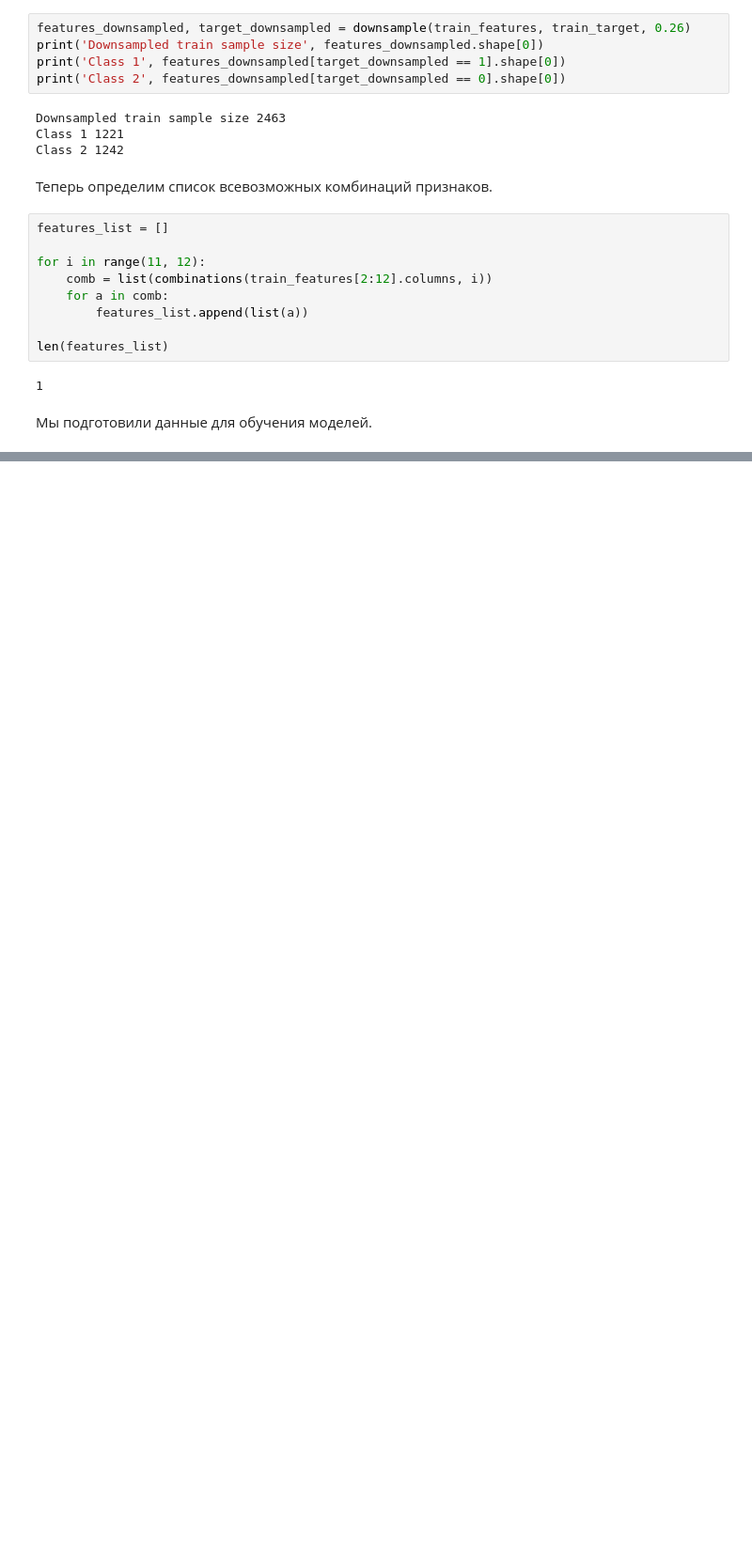
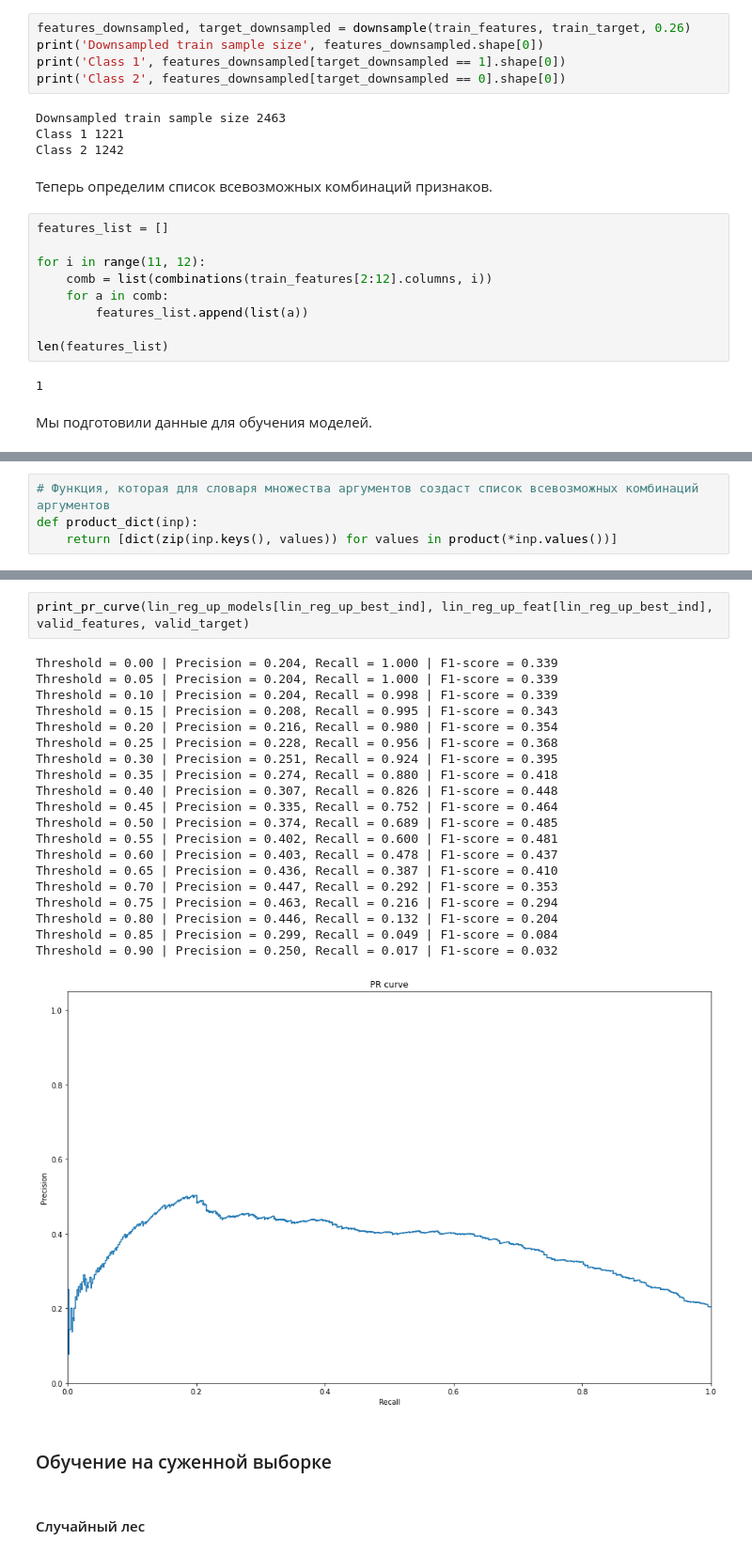
Before and after one commit to aimly/customer_outflow, a Jupyter notebook: notebook.ipynb, the cells around one changed output, grey strips where cells are left out. Shown at 94% size. Saved outputs shown, nothing was run; the diff lists cells and outputs as text; blank space fills up the shorter version.

Commit message:
building models

```diff
--- a/notebook.ipynb
+++ b/notebook.ipynb
@@ -230,0 +509,4 @@ len(features_list)
+# %%
+# Функция, которая для словаря множества аргументов создаст список всевозможных комбинаций аргументов
+def product_dict(inp):
+    return [dict(zip(inp.keys(), values)) for values in product(*inp.values())]
@@ -230,0 +852,27 @@ len(features_list)
+# %%
+print_pr_curve(lin_reg_up_models[lin_reg_up_best_ind], lin_reg_up_feat[lin_reg_up_best_ind], valid_features, valid_target)
+# %% [output]
+Threshold = 0.00 | Precision = 0.204, Recall = 1.000 | F1-score = 0.339
+Threshold = 0.05 | Precision = 0.204, Recall = 1.000 | F1-score = 0.339
+Threshold = 0.10 | Precision = 0.204, Recall = 0.998 | F1-score = 0.339
+Threshold = 0.15 | Precision = 0.208, Recall = 0.995 | F1-score = 0.343
+Threshold = 0.20 | Precision = 0.216, Recall = 0.980 | F1-score = 0.354
+Threshold = 0.25 | Precision = 0.228, Recall = 0.956 | F1-score = 0.368
+Threshold = 0.30 | Precision = 0.251, Recall = 0.924 | F1-score = 0.395
+Threshold = 0.35 | Precision = 0.274, Recall = 0.880 | F1-score = 0.418
+Threshold = 0.40 | Precision = 0.307, Recall = 0.826 | F1-score = 0.448
+Threshold = 0.45 | Precision = 0.335, Recall = 0.752 | F1-score = 0.464
+Threshold = 0.50 | Precision = 0.374, Recall = 0.689 | F1-score = 0.485
+Threshold = 0.55 | Precision = 0.402, Recall = 0.600 | F1-score = 0.481
+Threshold = 0.60 | Precision = 0.403, Recall = 0.478 | F1-score = 0.437
+Threshold = 0.65 | Precision = 0.436, Recall = 0.387 | F1-score = 0.410
+Threshold = 0.70 | Precision = 0.447, Recall = 0.292 | F1-score = 0.353
+Threshold = 0.75 | Precision = 0.463, Recall = 0.216 | F1-score = 0.294
+Threshold = 0.80 | Precision = 0.446, Recall = 0.132 | F1-score = 0.204
+Threshold = 0.85 | Precision = 0.299, Recall = 0.049 | F1-score = 0.084
+Threshold = 0.90 | Precision = 0.250, Recall = 0.017 | F1-score = 0.032
+[figure, added]
+# %% [markdown]
+### Обучение на суженной выборке
+# %% [markdown]
+#### Случайный лес
```
Also changed, not shown: parts of 44 cells of this notebook.
